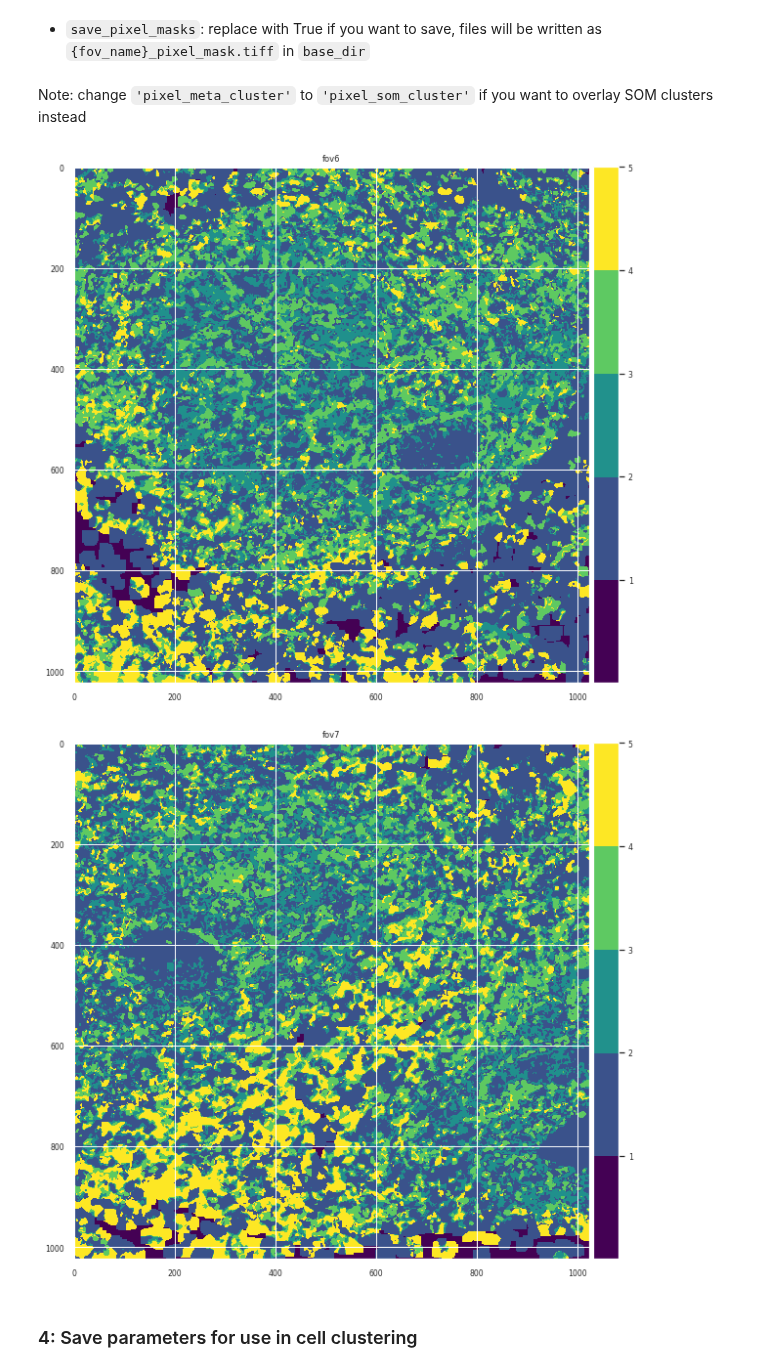
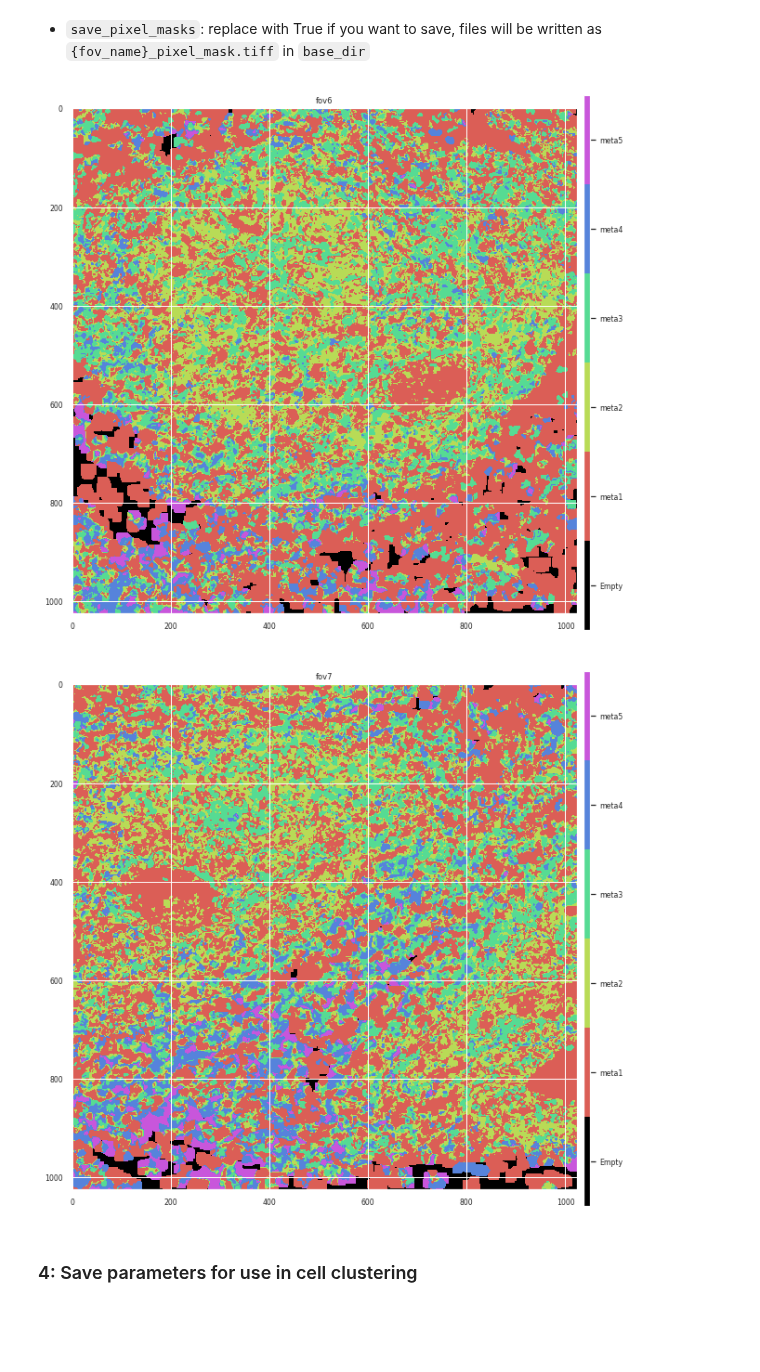
Before and after one commit to angelolab/ark-analysis, a Jupyter notebook: templates/example_pixel_clustering.ipynb, the cells around one changed output. Saved outputs shown, nothing was run; the diff lists cells and outputs as text; code cells hidden in the pictures; blank space fills up the shorter version.

```diff
--- a/templates/example_pixel_clustering.ipynb
+++ b/templates/example_pixel_clustering.ipynb
@@ -372,18 +370,16 @@ if save_pixel_masks:
         pixel_cluster_masks,
         name_suffix='_pixel_mask'
     )
-# %% [markdown]
-Note: change `'pixel_meta_cluster'` to `'pixel_som_cluster'` if you want to overlay SOM clusters instead
-# %%
-plot_utils.plot_clustering_result(
-    pixel_cluster_masks,
-    pixel_fovs,
-    cmap='viridis',
-    tick_range=np.arange(len(pixel_channel_avg_som_cluster['pixel_meta_cluster'].unique())) + 1
-)
-# %% [output]
-[figure, removed]
-[figure, removed]
+# %%
+plot_utils.plot_pixel_cell_cluster_overlay(
+    pixel_cluster_masks,
+    pixel_fovs,
+    os.path.join(base_dir, 'sample_remapped_pixel_meta_clusters.csv'),
+    metacluster_colors=colormap
+)
+# %% [output]
+[figure, added]
+[figure, added]
 # %% [markdown]
 ### 4: Save parameters for use in cell clustering
 # %% [markdown]
```
Also changed, not shown: parts of 23 cells of this notebook, 4 other files.
